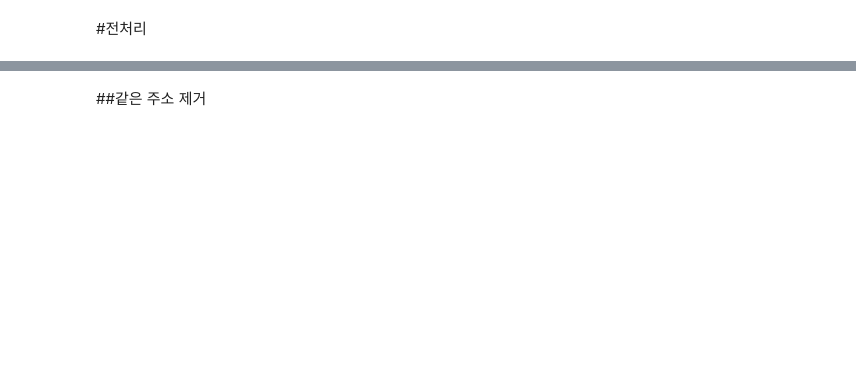
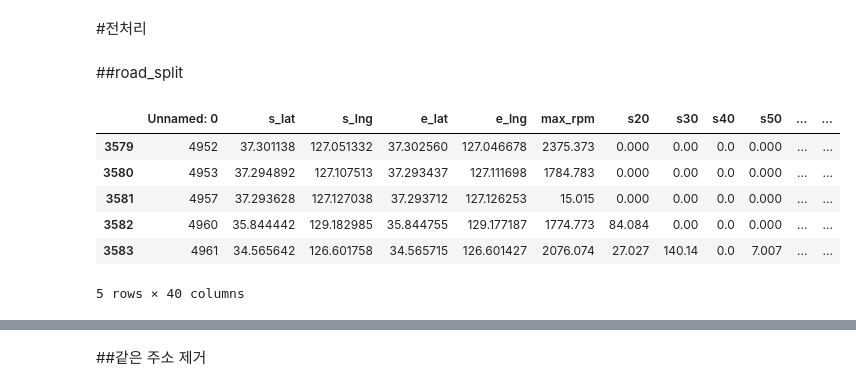
Before and after one commit to iterat1on/Realtime_abnomal_driving_detection, a Jupyter notebook: 공유자동차_전처리2.ipynb, the cells around one changed output, grey strips where cells are left out. Drawn from its saved outputs; the diff is of its cells as text; code cells hidden in the pictures; blank space fills up the shorter version.

```diff
--- a/공유자동차_전처리2.ipynb
+++ b/공유자동차_전처리2.ipynb
@@ -26,2 +26,17 @@ df.head()
 # %% [markdown]
 #전처리
+# %% [markdown]
+##road_split
+# %%
+df['road_1'] = df["road_list"].str.split(" ", expand=True)[1]
+df['road_2'] = df["road_list"].str.split(" ", expand=True)[4]
+df['road_3'] = df["road_list"].str.split(" ", expand=True)[7]
+df.tail()
+# %% [output]
+|  | Unnamed: 0 | s_lat | s_lng | e_lat | e_lng | max_rpm | s20 | s30 | s40 | s50 | ... | ... |
+| 3579 | 4952 | 37.301138 | 127.051332 | 37.302560 | 127.046678 | 2375.373 | 0.000 | 0.00 | 0.0 | 0.000 | ... | ... |
+| 3580 | 4953 | 37.294892 | 127.107513 | 37.293437 | 127.111698 | 1784.783 | 0.000 | 0.00 | 0.0 | 0.000 | ... | ... |
+| 3581 | 4957 | 37.293628 | 127.127038 | 37.293712 | 127.126253 | 15.015 | 0.000 | 0.00 | 0.0 | 0.000 | ... | ... |
+| 3582 | 4960 | 35.844442 | 129.182985 | 35.844755 | 129.177187 | 1774.773 | 84.084 | 0.00 | 0.0 | 0.000 | ... | ... |
+| 3583 | 4961 | 34.565642 | 126.601758 | 34.565715 | 126.601427 | 2076.074 | 27.027 | 140.14 | 0.0 | 7.007 | ... | ... |
+5 rows × 40 columns
```
Also changed, not shown: parts of 8 cells of this notebook.
